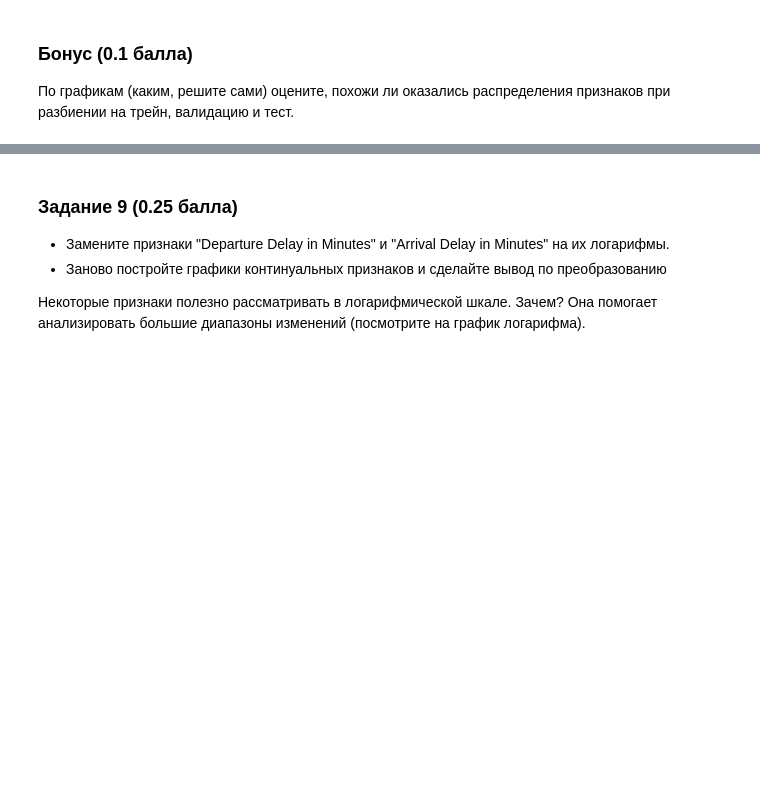
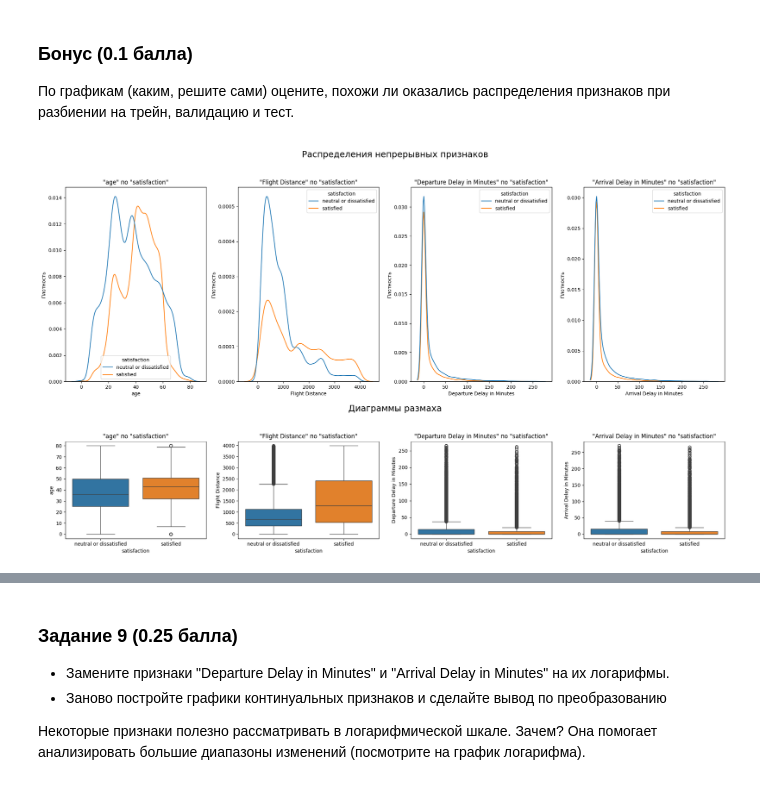
Before and after one commit to psaw/hse-ai24-ml, a Jupyter notebook: hw-4/AI_HW4_woodenML_base.ipynb, the cells around one changed output, grey strips where cells are left out. Cells and saved outputs as stored; diff of their text form; code cells hidden in the pictures; blank space fills up the shorter version.

```diff
--- a/hw-4/AI_HW4_woodenML_base.ipynb
+++ b/hw-4/AI_HW4_woodenML_base.ipynb
@@ -772,0 +791,41 @@ def plot_categorical(cols, df, y):
+# %%
+def plot_continuous(cols, df, y):
+    """Draws kdeplots and boxplots in one row
+    for all columns in 'cols' with informative title
+    """
+    n_cols = len(cols)
+    # Чтобы разместить заголовки, сделаем "сетку" из 4 строк и n_cols столбцов.
+    # gridspec для того, чтобы заголовки "наложились" на соседние оси, а не "раздвигали" их
+    fig = plt.figure(figsize=(20, 12))
+    gs = fig.add_gridspec(4, n_cols, height_ratios=[0.2, 2, 0.2, 1])
+
+    # Оси для заголовков
+    title_ax1 = fig.add_subplot(gs[0, :])
+    title_ax1.text(0.5, 0.5, 'Распределения непрерывных признаков',
+                  horizontalalignment='center', fontsize=18)
+    title_ax1.axis('off')
+
+    title_ax2 = fig.add_subplot(gs[2, :])
+    title_ax2.text(0.5, 0.5, 'Диаграммы размаха',
+                  horizontalalignment='center', fontsize=18)
+    title_ax2.axis('off')
+
+    # Оси для основных графиков
+    axes = [[fig.add_subplot(gs[1, i]) for i in range(n_cols)],
+            [fig.add_subplot(gs[3, i]) for i in range(n_cols)]]
+
+    for i, col in enumerate(cols):
+        # KDE plot
+        sns.kdeplot(data=df, x=col, hue=y, ax=axes[0][i])
+        axes[0][i].set_title(f'"{col}" по "satisfaction"')
+        axes[0][i].set_xlabel(col)
+        axes[0][i].set_ylabel('Плотность')
+
+        # Box plot
+        sns.boxplot(data=df, x=y, y=col, ax=axes[1][i], hue=y)
+        axes[1][i].set_title(f'"{col}" по "satisfaction"')
+        axes[1][i].set_xlabel('satisfaction')
+        axes[1][i].set_ylabel(col)
+
+    plt.tight_layout()
+    plt.show()
@@ -799,3 +931,6 @@ plot_ordinal(ordinal_cols, X_train, y_train)
 По графикам (каким, решите сами) оцените, похожи ли оказались распределения признаков при разбиении на трейн, валидацию и тест.
 # %%
 # Ваш код ниже
+plot_continuous(continuous_cols, X_val, y_val)
+# %% [output]
+[figure, added]
```
Also changed, not shown: parts of 24 cells of this notebook.
